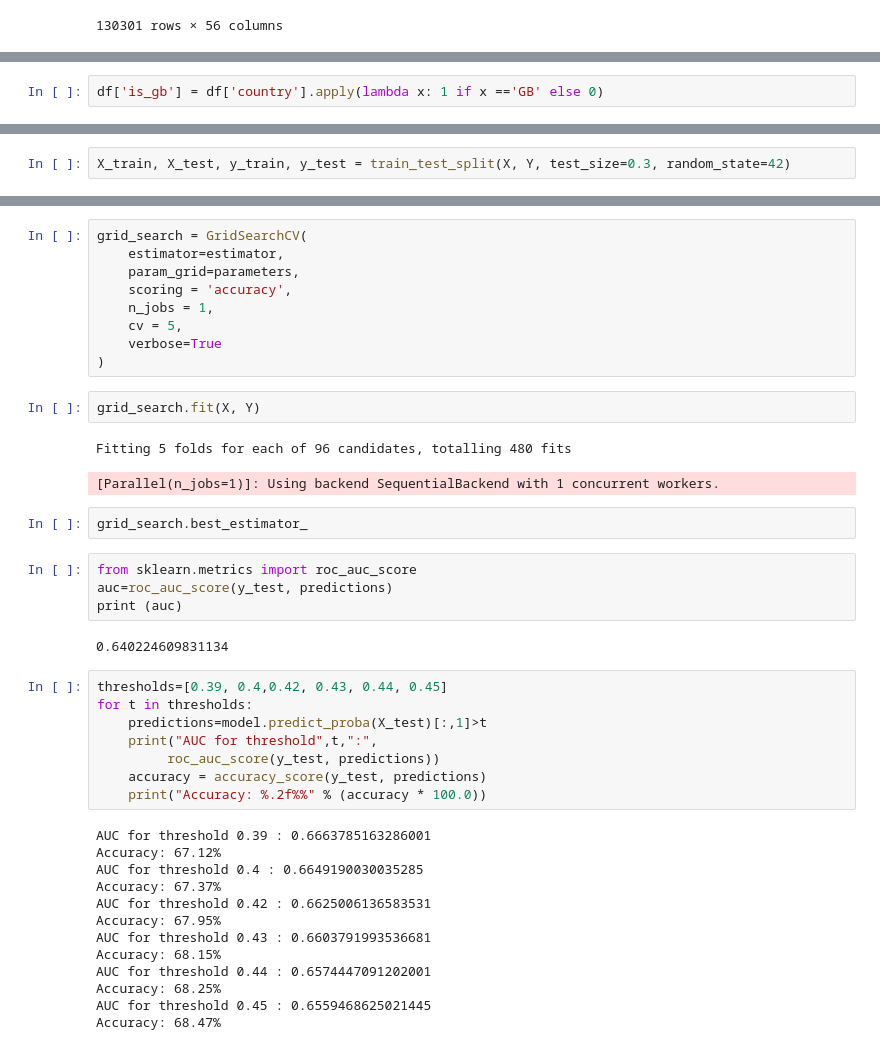
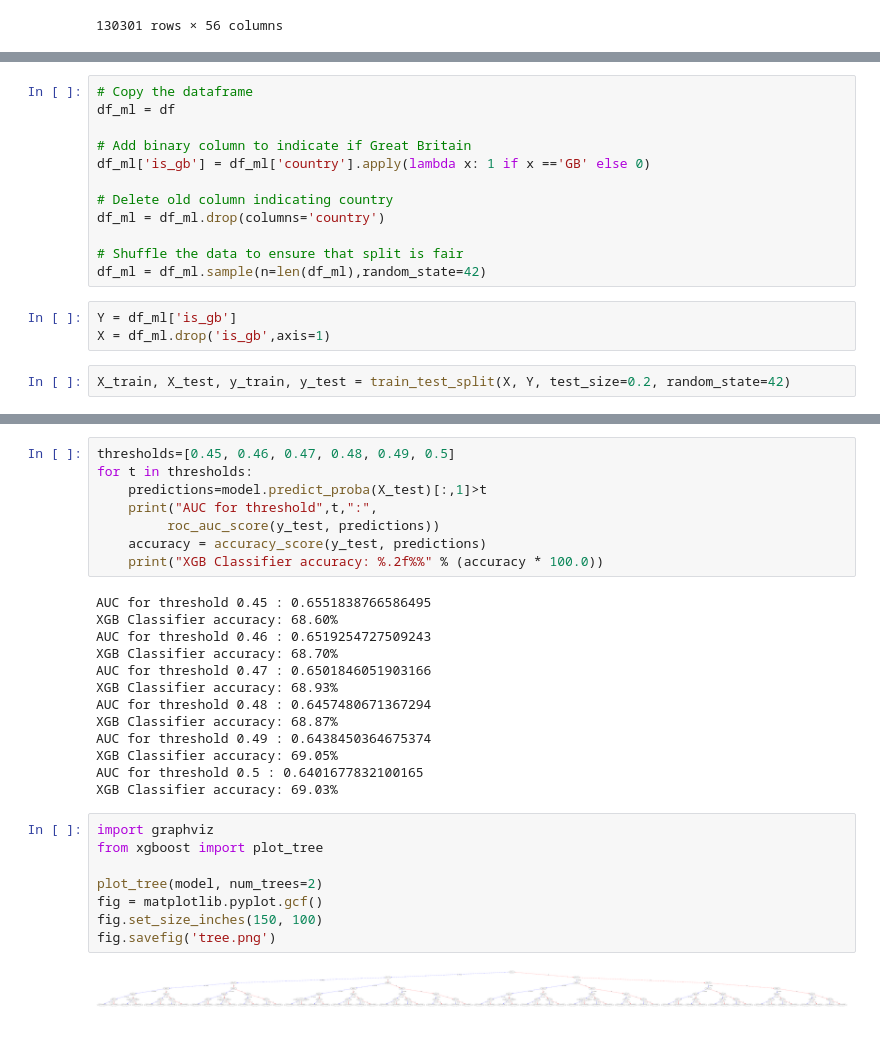
Before and after one commit to gajdulj/personalityanalysis, a Jupyter notebook: personality_analysis.ipynb, the cells around one changed output, grey strips where cells are left out. Saved outputs shown, nothing was run; the diff lists cells and outputs as text.

```diff
--- a/personality_analysis.ipynb
+++ b/personality_analysis.ipynb
@@ -308,2 +281,0 @@ df
-# %%
-df['is_gb'] = df['country'].apply(lambda x: 1 if x =='GB' else 0)
@@ -321,5 +284,20 @@ Y = df_model1[df_model1.columns[-1]]
+# %%
+# Copy the dataframe
+df_ml = df
+
+# Add binary column to indicate if Great Britain
+df_ml['is_gb'] = df_ml['country'].apply(lambda x: 1 if x =='GB' else 0)
+
+# Delete old column indicating country
+df_ml = df_ml.drop(columns='country')
+
+# Shuffle the data to ensure that split is fair
+df_ml = df_ml.sample(n=len(df_ml),random_state=42)
+# %%
+Y = df_ml['is_gb']
+X = df_ml.drop('is_gb',axis=1)
 # %%
-X_train, X_test, y_train, y_test = train_test_split(X, Y, test_size=0.3, random_state=42)
+X_train, X_test, y_train, y_test = train_test_split(X, Y, test_size=0.2, random_state=42)
 # %%
 # fit model to training data
 model = XGBClassifier(learning_rate=0.1, max_depth=6,
@@ -361,43 +330,31 @@ parameters = {
-# %%
-grid_search = GridSearchCV(
-    estimator=estimator,
-    param_grid=parameters,
-    scoring = 'accuracy',
-    n_jobs = 1,
-    cv = 5,
-    verbose=True
-)
-# %%
-grid_search.fit(X, Y)
-# %% [output]
-Fitting 5 folds for each of 96 candidates, totalling 480 fits
-[Parallel(n_jobs=1)]: Using backend SequentialBackend with 1 concurrent workers.
-# %%
-grid_search.best_estimator_
-# %%
-from sklearn.metrics import roc_auc_score
-auc=roc_auc_score(y_test, predictions)
-print (auc)
-# %% [output]
-0.640224609831134
 # %%
-thresholds=[0.39, 0.4,0.42, 0.43, 0.44, 0.45]
+thresholds=[0.45, 0.46, 0.47, 0.48, 0.49, 0.5]
 for t in thresholds:
     predictions=model.predict_proba(X_test)[:,1]>t
     print("AUC for threshold",t,":",
          roc_auc_score(y_test, predictions))
     accuracy = accuracy_score(y_test, predictions)
-    print("Accuracy: %.2f%%" % (accuracy * 100.0))
+    print("XGB Classifier accuracy: %.2f%%" % (accuracy * 100.0))
 # %% [output]
-AUC for threshold 0.39 : 0.6663785163286001
-Accuracy: 67.12%
-AUC for threshold 0.4 : 0.6649190030035285
-Accuracy: 67.37%
-AUC for threshold 0.42 : 0.6625006136583531
-Accuracy: 67.95%
-AUC for threshold 0.43 : 0.6603791993536681
-Accuracy: 68.15%
-AUC for threshold 0.44 : 0.6574447091202001
-Accuracy: 68.25%
-AUC for threshold 0.45 : 0.6559468625021445
-Accuracy: 68.47%
+AUC for threshold 0.45 : 0.6551838766586495
+XGB Classifier accuracy: 68.60%
+AUC for threshold 0.46 : 0.6519254727509243
+XGB Classifier accuracy: 68.70%
+AUC for threshold 0.47 : 0.6501846051903166
+XGB Classifier accuracy: 68.93%
+AUC for threshold 0.48 : 0.6457480671367294
+XGB Classifier accuracy: 68.87%
+AUC for threshold 0.49 : 0.6438450364675374
+XGB Classifier accuracy: 69.05%
+AUC for threshold 0.5 : 0.6401677832100165
+XGB Classifier accuracy: 69.03%
+# %%
+import graphviz
+from xgboost import plot_tree
+
+plot_tree(model, num_trees=2)
+fig = matplotlib.pyplot.gcf()
+fig.set_size_inches(150, 100)
+fig.savefig('tree.png')
+# %% [output]
+[figure, added]
```
Also changed, not shown: parts of 15 cells of this notebook.
